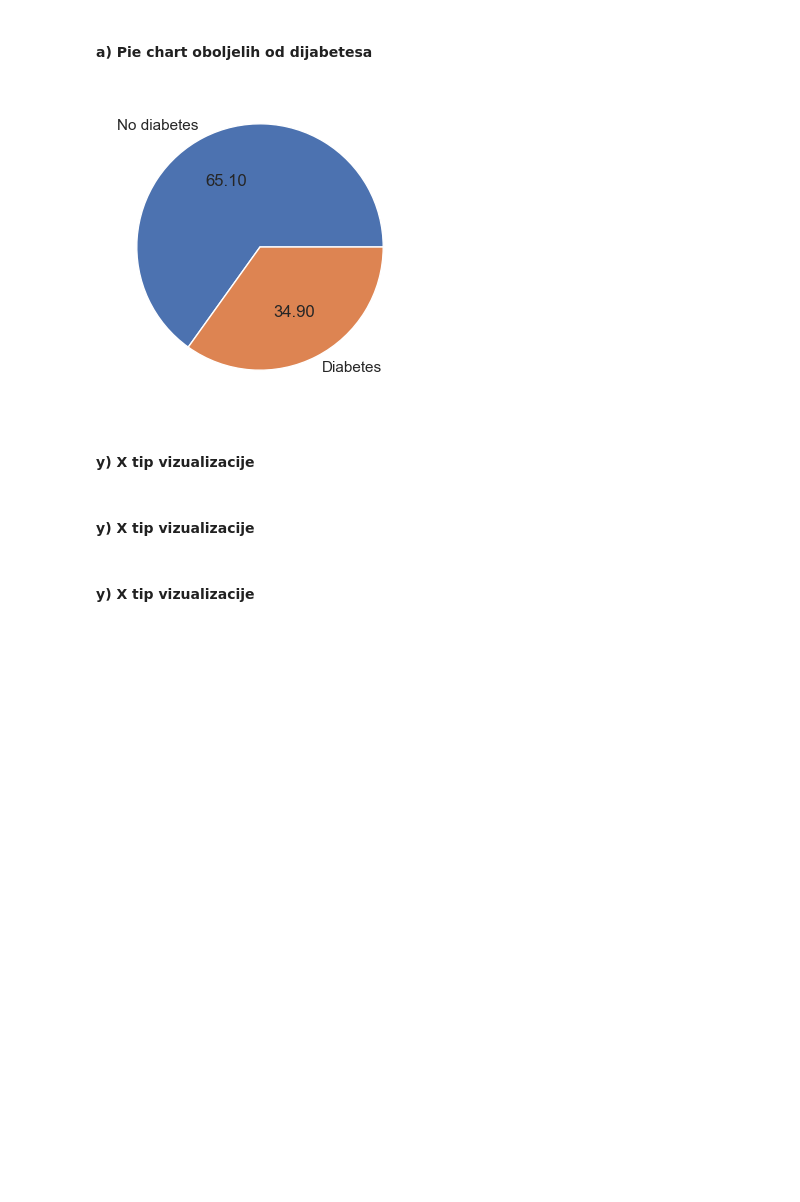
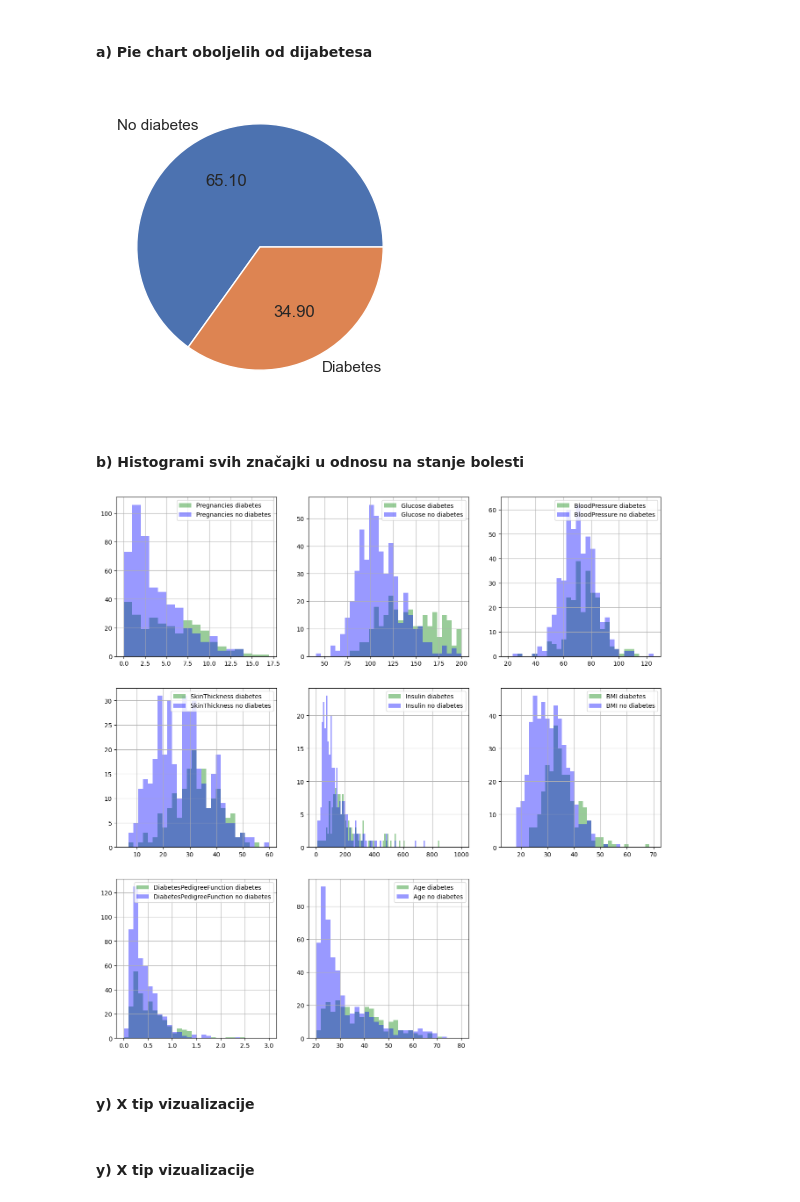
Before and after one commit to karloboros/UZOP_projekt, a Jupyter notebook: Data_visualization.ipynb, the cells around one changed output. Cells and saved outputs as stored; diff of their text form; code cells hidden in the pictures; blank space fills up the shorter version.

Commit message:
add histogram for each feature

```diff
--- a/Data_visualization.ipynb
+++ b/Data_visualization.ipynb
@@ -136,7 +136,61 @@ plt.show()
 # %% [output]
 [figure]
 # %% [markdown]
-#### y) X tip vizualizacije
+#### b) Histogrami svih značajki u odnosu na stanje bolesti
+# %%
+plt.figure(figsize=(16,16))
+
+plt.subplot(3,3,1)
+plt.hist(data[data.Outcome == 1].Pregnancies, bins=17, range=(0,17), label='Pregnancies diabetes', color='green', alpha=0.4)
+plt.hist(data[data.Outcome == 0].Pregnancies, bins=17, range=(0,17), label='Pregnancies no diabetes', color='blue', alpha=0.4)
+plt.legend(loc='best')
+plt.grid()
+
+plt.subplot(3,3,2)
+plt.hist(data_glucose[data_glucose.Outcome == 1].Glucose, bins=30, range=(40,200), label='Glucose diabetes', color='green', alpha=0.4)
+plt.hist(data_glucose[data_glucose.Outcome == 0].Glucose, bins=30, range=(40,200), label='Glucose no diabetes', color='blue', alpha=0.4)
+plt.legend(loc='best')
+plt.grid()
+
+plt.subplot(3,3,3)
+plt.hist(data_blood[data_blood.Outcome == 1].BloodPressure, bins=30, range=(20,125), label='BloodPressure diabetes', color='green', alpha=0.4)
+plt.hist(data_blood[data_blood.Outcome == 0].BloodPressure, bins=30, range=(20,125), label='BloodPressure no diabetes', color='blue', alpha=0.4)
+plt.legend(loc='best')
+plt.grid()
+
+plt.subplot(3,3,4)
+plt.hist(data_skin[data_skin.Outcome == 1].SkinThickness, bins=30, range=(5,60), label='SkinThickness diabetes', color='green', alpha=0.4)
+plt.hist(data_skin[data_skin.Outcome == 0].SkinThickness, bins=30, range=(5,60), label='SkinThickness no diabetes', color='blue', alpha=0.4)
+plt.legend(loc='best')
+plt.grid()
+
+plt.subplot(3,3,5)
+plt.hist(data_insulin[data_insulin.Outcome == 1].Insulin, bins=100, range=(0,1000), label='Insulin diabetes', color='green', alpha=0.4)
+plt.hist(data_insulin[data_insulin.Outcome == 0].Insulin, bins=100, range=(0,1000), label='Insulin no diabetes', color='blue', alpha=0.4)
+plt.legend(loc='best')
+plt.grid()
+
+plt.subplot(3,3,6)
+plt.hist(data_bmi[data_bmi.Outcome == 1].BMI, bins=35, range=(15,70), label='BMI diabetes', color='green', alpha=0.4)
+plt.hist(data_bmi[data_bmi.Outcome == 0].BMI, bins=35, range=(15,70), label='BMI no diabetes', color='blue', alpha=0.4)
+plt.legend(loc='best')
+plt.grid()
+
+plt.subplot(3,3,7)
+plt.hist(data[data.Outcome == 1].DiabetesPedigreeFunction, bins=30, range=(0,3), label='DiabetesPedigreeFunction diabetes', color='green', alpha=0.4)
+plt.hist(data[data.Outcome == 0].DiabetesPedigreeFunction, bins=30, range=(0,3), label='DiabetesPedigreeFunction no diabetes', color='blue', alpha=0.4)
+plt.legend(loc='best')
+plt.grid()
+
+plt.subplot(3,3,8)
+plt.hist(data[data.Outcome == 1].Age, bins=30, range=(20,80), label='Age diabetes', color='green', alpha=0.4)
+plt.hist(data[data.Outcome == 0].Age, bins=30, range=(20,80), label='Age no diabetes', color='blue', alpha=0.4)
+plt.legend(loc='best')
+plt.grid()
+
+plt.show()
+# %% [output]
+[figure, added]
 # %% [markdown]
 #### y) X tip vizualizacije
 # %% [markdown]
```
